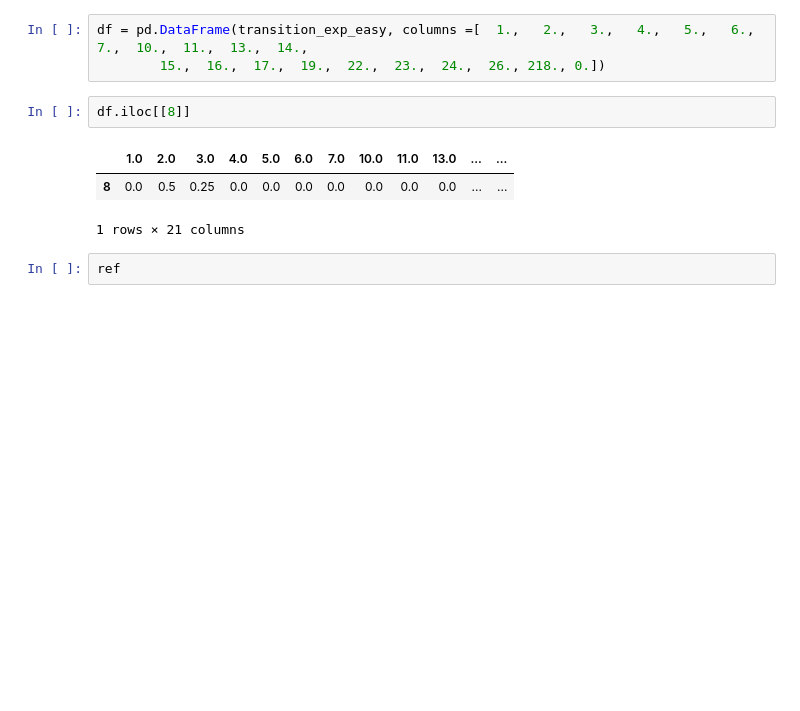
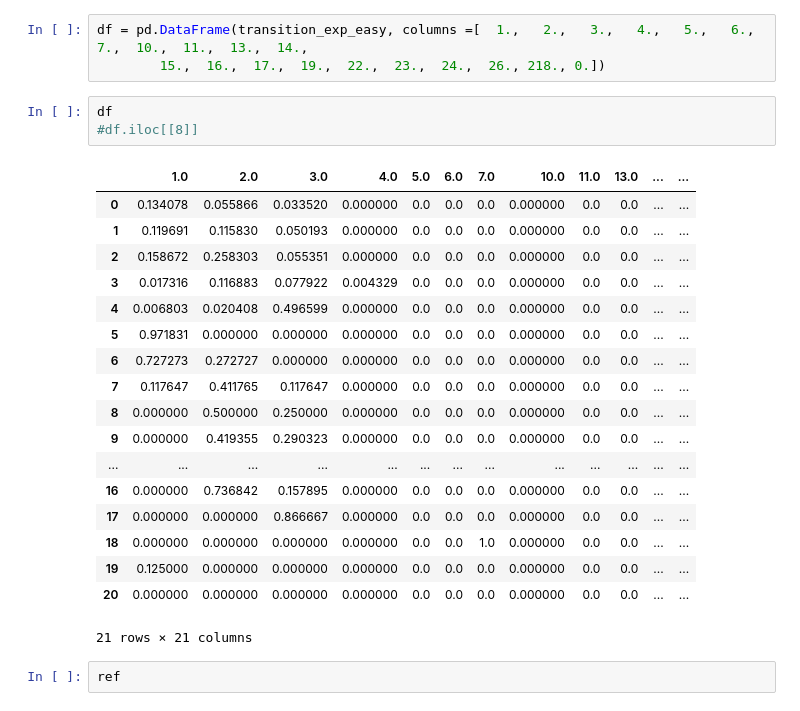
Before and after one commit to elliottwaissbluth/tensor-hero, a Jupyter notebook: Difficulty_anal/model_explore.ipynb, the cells around one changed output. Cells and saved outputs as stored; diff of their text form; blank space fills up the shorter version.

```diff
--- a/Difficulty_anal/model_explore.ipynb
+++ b/Difficulty_anal/model_explore.ipynb
@@ -41,11 +41,27 @@ ref
 df = pd.DataFrame(transition_exp_easy, columns =[  1.,   2.,   3.,   4.,   5.,   6.,   7.,  10.,  11.,  13.,  14.,
         15.,  16.,  17.,  19.,  22.,  23.,  24.,  26., 218., 0.])
 # %%
-df.iloc[[8]]
+df
+#df.iloc[[8]]
 # %% [output]
 |  | 1.0 | 2.0 | 3.0 | 4.0 | 5.0 | 6.0 | 7.0 | 10.0 | 11.0 | 13.0 | ... | ... |
-| 8 | 0.0 | 0.5 | 0.25 | 0.0 | 0.0 | 0.0 | 0.0 | 0.0 | 0.0 | 0.0 | ... | ... |
+| 0 | 0.134078 | 0.055866 | 0.033520 | 0.000000 | 0.0 | 0.0 | 0.0 | 0.000000 | 0.0 | 0.0 | ... | ... |
+| 1 | 0.119691 | 0.115830 | 0.050193 | 0.000000 | 0.0 | 0.0 | 0.0 | 0.000000 | 0.0 | 0.0 | ... | ... |
+| 2 | 0.158672 | 0.258303 | 0.055351 | 0.000000 | 0.0 | 0.0 | 0.0 | 0.000000 | 0.0 | 0.0 | ... | ... |
+| 3 | 0.017316 | 0.116883 | 0.077922 | 0.004329 | 0.0 | 0.0 | 0.0 | 0.000000 | 0.0 | 0.0 | ... | ... |
+| 4 | 0.006803 | 0.020408 | 0.496599 | 0.000000 | 0.0 | 0.0 | 0.0 | 0.000000 | 0.0 | 0.0 | ... | ... |
+| 5 | 0.971831 | 0.000000 | 0.000000 | 0.000000 | 0.0 | 0.0 | 0.0 | 0.000000 | 0.0 | 0.0 | ... | ... |
+| 6 | 0.727273 | 0.272727 | 0.000000 | 0.000000 | 0.0 | 0.0 | 0.0 | 0.000000 | 0.0 | 0.0 | ... | ... |
+| 7 | 0.117647 | 0.411765 | 0.117647 | 0.000000 | 0.0 | 0.0 | 0.0 | 0.000000 | 0.0 | 0.0 | ... | ... |
+| 8 | 0.000000 | 0.500000 | 0.250000 | 0.000000 | 0.0 | 0.0 | 0.0 | 0.000000 | 0.0 | 0.0 | ... | ... |
+| 9 | 0.000000 | 0.419355 | 0.290323 | 0.000000 | 0.0 | 0.0 | 0.0 | 0.000000 | 0.0 | 0.0 | ... | ... |
+| ... | ... | ... | ... | ... | ... | ... | ... | ... | ... | ... | ... | ... |
+| 16 | 0.000000 | 0.736842 | 0.157895 | 0.000000 | 0.0 | 0.0 | 0.0 | 0.000000 | 0.0 | 0.0 | ... | ... |
+| 17 | 0.000000 | 0.000000 | 0.866667 | 0.000000 | 0.0 | 0.0 | 0.0 | 0.000000 | 0.0 | 0.0 | ... | ... |
+| 18 | 0.000000 | 0.000000 | 0.000000 | 0.000000 | 0.0 | 0.0 | 1.0 | 0.000000 | 0.0 | 0.0 | ... | ... |
+| 19 | 0.125000 | 0.000000 | 0.000000 | 0.000000 | 0.0 | 0.0 | 0.0 | 0.000000 | 0.0 | 0.0 | ... | ... |
+| 20 | 0.000000 | 0.000000 | 0.000000 | 0.000000 | 0.0 | 0.0 | 0.0 | 0.000000 | 0.0 | 0.0 | ... | ... |
-1 rows × 21 columns
+21 rows × 21 columns
 # %%
 ref
 # %% [output]
```
Also changed, not shown: parts of 9 cells of this notebook, 2 other files.
